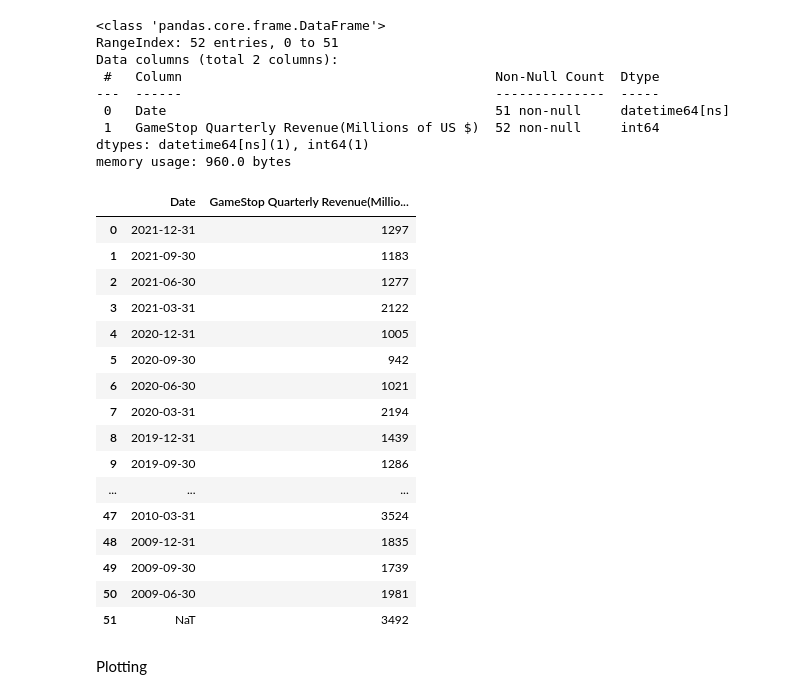
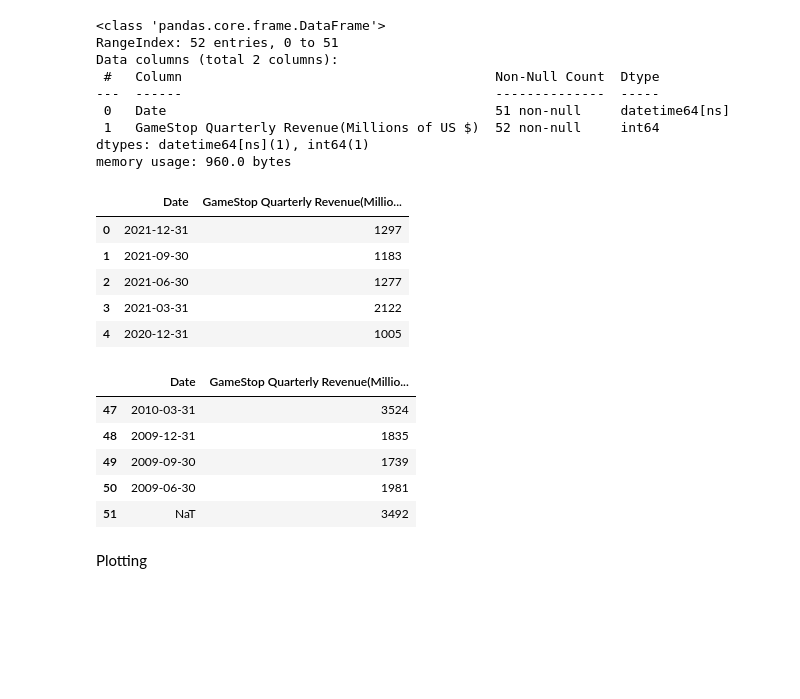
Before and after one commit to seher13/StockData, a Jupyter notebook: Coursera_Analyzing_Historical_Stock_Revenue_Data_and_Building_a_Dashboard.ipynb, the cells around one changed output. Drawn from its saved outputs; the diff is of its cells as text; code cells hidden in the pictures; blank space fills up the shorter version.

```diff
--- a/Coursera_Analyzing_Historical_Stock_Revenue_Data_and_Building_a_Dashboard.ipynb
+++ b/Coursera_Analyzing_Historical_Stock_Revenue_Data_and_Building_a_Dashboard.ipynb
@@ -238,7 +233,7 @@ Data columns (total 2 columns):
 dtypes: datetime64[ns](1), int64(1)
 memory usage: 960.0 bytes
 # %%
-GameStop_revenue_renamed
+GameStop_revenue_renamed.head()
 # %% [output]
 |  | Date | GameStop Quarterly Revenue(Millio... |
 | 0 | 2021-12-31 | 1297 |
@@ -246,17 +241,15 @@ GameStop_revenue_renamed
 | 2 | 2021-06-30 | 1277 |
 | 3 | 2021-03-31 | 2122 |
 | 4 | 2020-12-31 | 1005 |
-| 5 | 2020-09-30 | 942 |
-| 6 | 2020-06-30 | 1021 |
-| 7 | 2020-03-31 | 2194 |
-| 8 | 2019-12-31 | 1439 |
-| 9 | 2019-09-30 | 1286 |
-| ... | ... | ... |
-| 47 | 2010-03-31 | 3524 |
-| 48 | 2009-12-31 | 1835 |
-| 49 | 2009-09-30 | 1739 |
-| 50 | 2009-06-30 | 1981 |
-| 51 | NaT | 3492 |
+# %%
+GameStop_revenue_renamed.tail()
+# %% [output]
+|  | Date | GameStop Quarterly Revenue(Millio... |
+| 47 | 2010-03-31 | 3524 |
+| 48 | 2009-12-31 | 1835 |
+| 49 | 2009-09-30 | 1739 |
+| 50 | 2009-06-30 | 1981 |
+| 51 | NaT | 3492 |
 # %% [markdown]
 Plotting
 # %%
```
Also changed, not shown: parts of 7 cells of this notebook.
